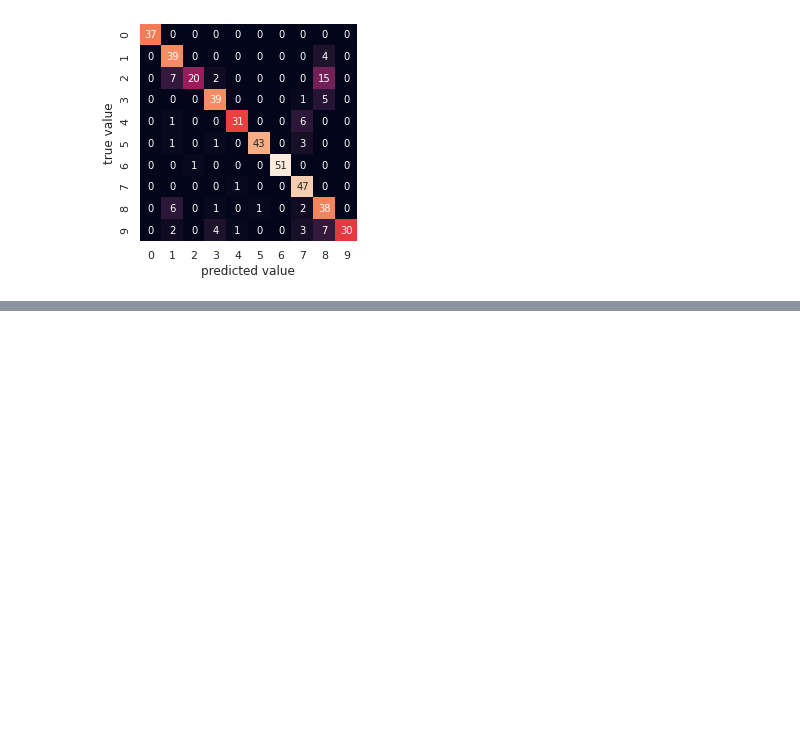
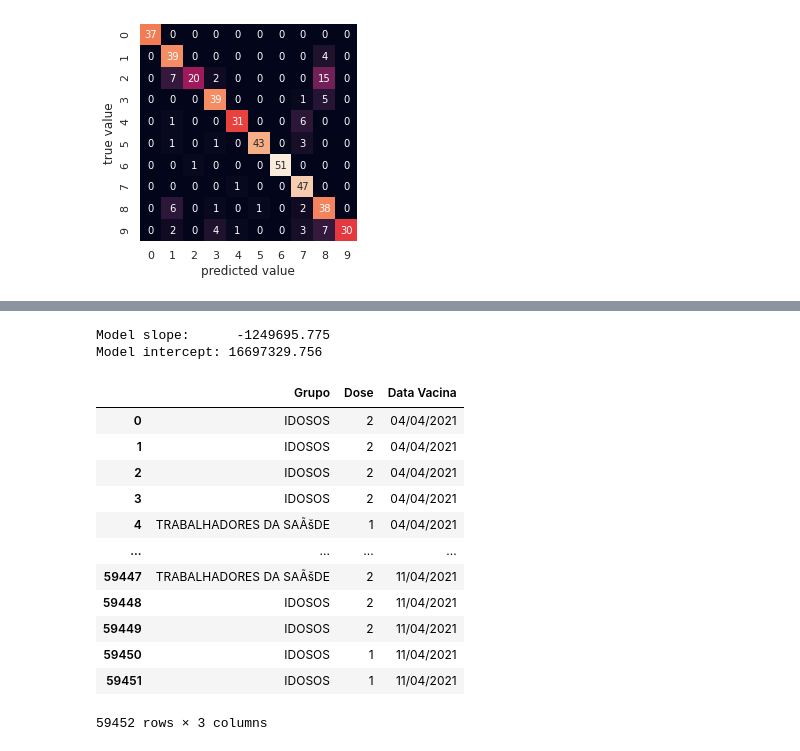
Before and after one commit to marcosw1998/Data-Science, a Jupyter notebook: Project_ee2/predict_covid_spends_PE.ipynb, the cells around one changed output, grey strips where cells are left out. Cells and saved outputs as stored; diff of their text form; code cells hidden in the pictures; blank space fills up the shorter version.

```diff
--- a/Project_ee2/predict_covid_spends_PE.ipynb
+++ b/Project_ee2/predict_covid_spends_PE.ipynb
@@ -776,0 +824,6 @@ plt.ylabel('true value');
+# %%
+print("Model slope:      {:.3f}".format(results.params[1]))
+print("Model intercept: {:.3f}".format(results.params[0]))
+# %% [output]
+Model slope:      -1249695.775
+Model intercept: 16697329.756
@@ -776,0 +851,20 @@ plt.ylabel('true value');
+# %%
+#Data from http://transparencia.recife.pe.gov.br/codigos/web/covid19vacinados/vacinados.php
+
+RecifeVaccines = pd.read_csv("https://raw.githubusercontent.com/marcosw1998/Data-Science/main-mwac/Datasets/vacinados_2021-04-04-11-04.csv",encoding = "utf-8")
+# %%
+RecifeVaccines
+# %% [output]
+|  | Grupo | Dose | Data Vacina |
+| 0 | IDOSOS | 2 | 04/04/2021 |
+| 1 | IDOSOS | 2 | 04/04/2021 |
+| 2 | IDOSOS | 2 | 04/04/2021 |
+| 3 | IDOSOS | 2 | 04/04/2021 |
+| 4 | TRABALHADORES DA SAÃšDE | 1 | 04/04/2021 |
+| ... | ... | ... | ... |
+| 59447 | TRABALHADORES DA SAÃšDE | 2 | 11/04/2021 |
+| 59448 | IDOSOS | 2 | 11/04/2021 |
+| 59449 | IDOSOS | 2 | 11/04/2021 |
+| 59450 | IDOSOS | 1 | 11/04/2021 |
+| 59451 | IDOSOS | 1 | 11/04/2021 |
+59452 rows × 3 columns
```
Also changed, not shown: parts of 18 cells of this notebook.
